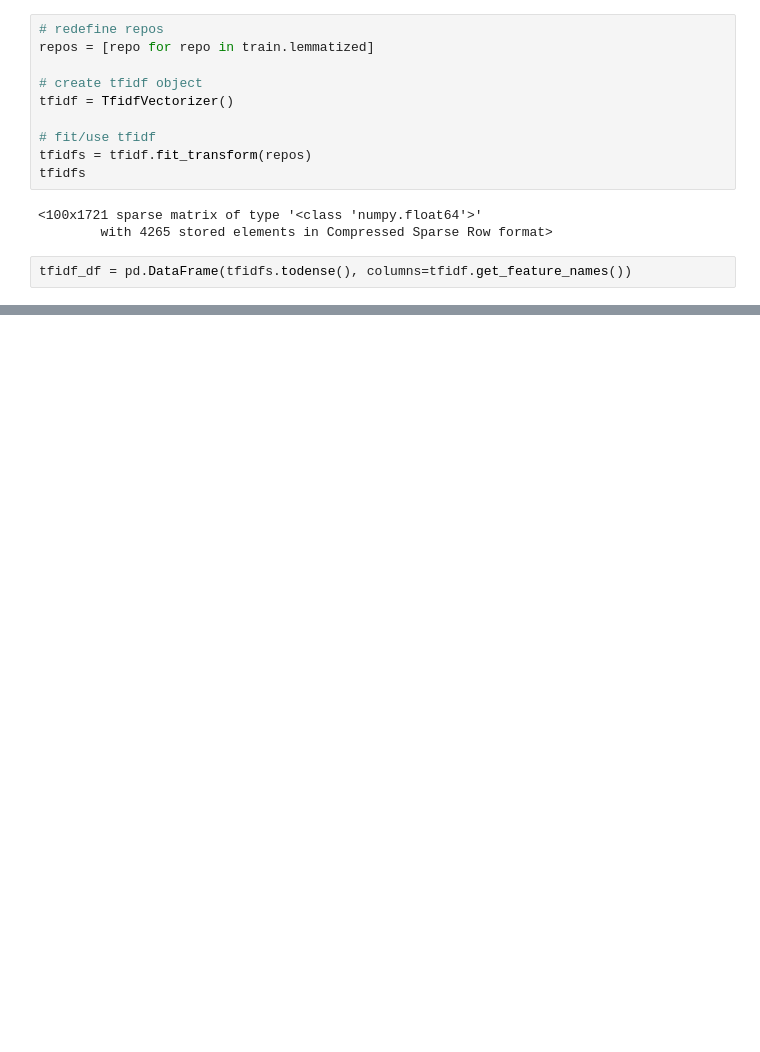
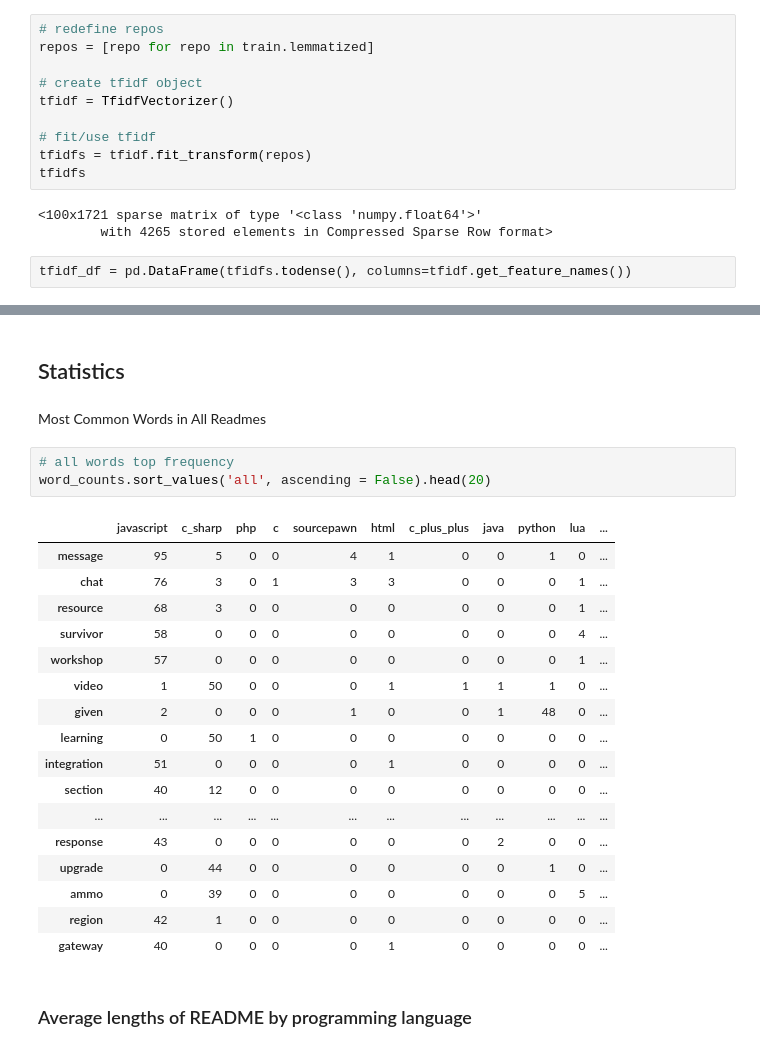
Before and after one commit to NLP-Dream-Team/nlp-project, a Jupyter notebook: wheeler_notebook.ipynb, the cells around one changed output, grey strips where cells are left out. Saved outputs shown, nothing was run; the diff lists cells and outputs as text; blank space fills up the shorter version.

```diff
--- a/wheeler_notebook.ipynb
+++ b/wheeler_notebook.ipynb
@@ -541,0 +545,27 @@ pd.merge(train,tfidf_df,how='left',right_index=True, left_index=True)
+# %% [markdown]
+## Statistics
+# %% [markdown]
+Most Common Words in All Readmes
+# %%
+# all words top frequency
+word_counts.sort_values('all', ascending = False).head(20)
+# %% [output]
+|  | javascript | c_sharp | php | c | sourcepawn | html | c_plus_plus | java | python | lua | ... |
+| message | 95 | 5 | 0 | 0 | 4 | 1 | 0 | 0 | 1 | 0 | ... |
+| chat | 76 | 3 | 0 | 1 | 3 | 3 | 0 | 0 | 0 | 1 | ... |
+| resource | 68 | 3 | 0 | 0 | 0 | 0 | 0 | 0 | 0 | 1 | ... |
+| survivor | 58 | 0 | 0 | 0 | 0 | 0 | 0 | 0 | 0 | 4 | ... |
+| workshop | 57 | 0 | 0 | 0 | 0 | 0 | 0 | 0 | 0 | 1 | ... |
+| video | 1 | 50 | 0 | 0 | 0 | 1 | 1 | 1 | 1 | 0 | ... |
+| given | 2 | 0 | 0 | 0 | 1 | 0 | 0 | 1 | 48 | 0 | ... |
+| learning | 0 | 50 | 1 | 0 | 0 | 0 | 0 | 0 | 0 | 0 | ... |
+| integration | 51 | 0 | 0 | 0 | 0 | 1 | 0 | 0 | 0 | 0 | ... |
+| section | 40 | 12 | 0 | 0 | 0 | 0 | 0 | 0 | 0 | 0 | ... |
+| ... | ... | ... | ... | ... | ... | ... | ... | ... | ... | ... | ... |
+| response | 43 | 0 | 0 | 0 | 0 | 0 | 0 | 2 | 0 | 0 | ... |
+| upgrade | 0 | 44 | 0 | 0 | 0 | 0 | 0 | 0 | 1 | 0 | ... |
+| ammo | 0 | 39 | 0 | 0 | 0 | 0 | 0 | 0 | 0 | 5 | ... |
+| region | 42 | 1 | 0 | 0 | 0 | 0 | 0 | 0 | 0 | 0 | ... |
+| gateway | 40 | 0 | 0 | 0 | 0 | 1 | 0 | 0 | 0 | 0 | ... |
+# %% [markdown]
+### Average lengths of README by programming language
```
Also changed, not shown: parts of 22 cells of this notebook.
